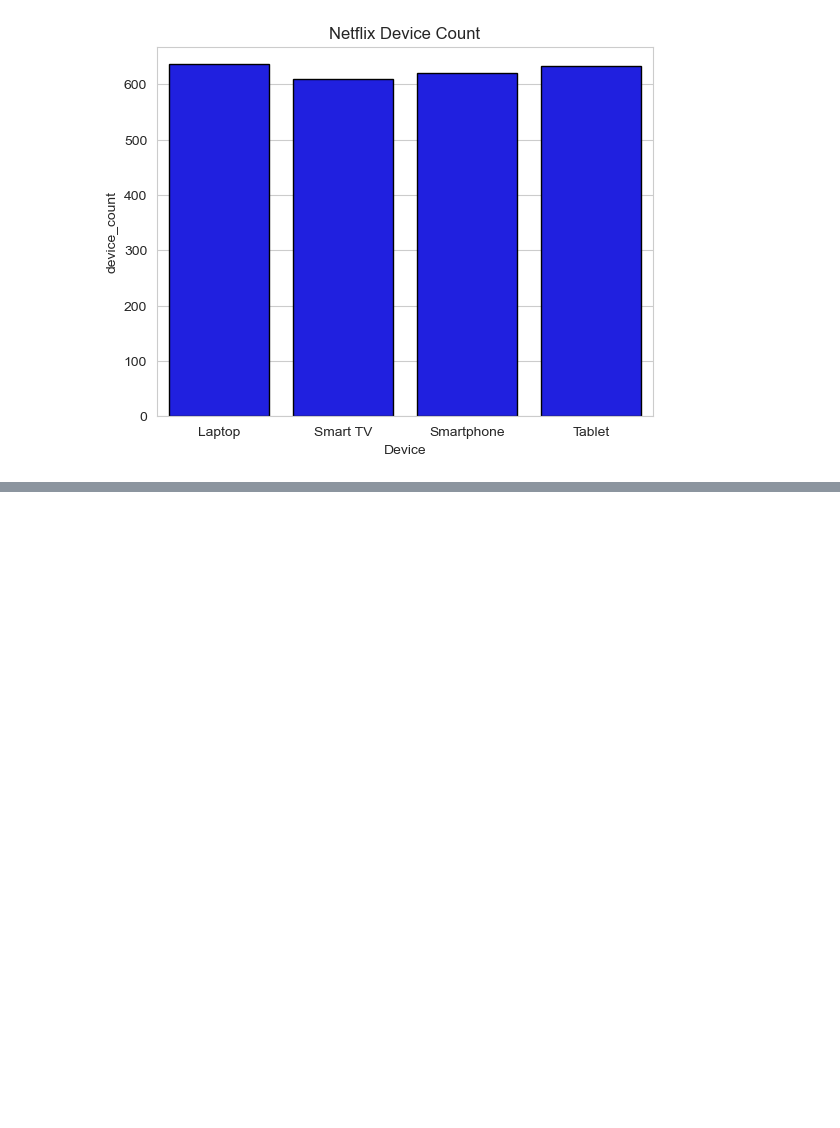
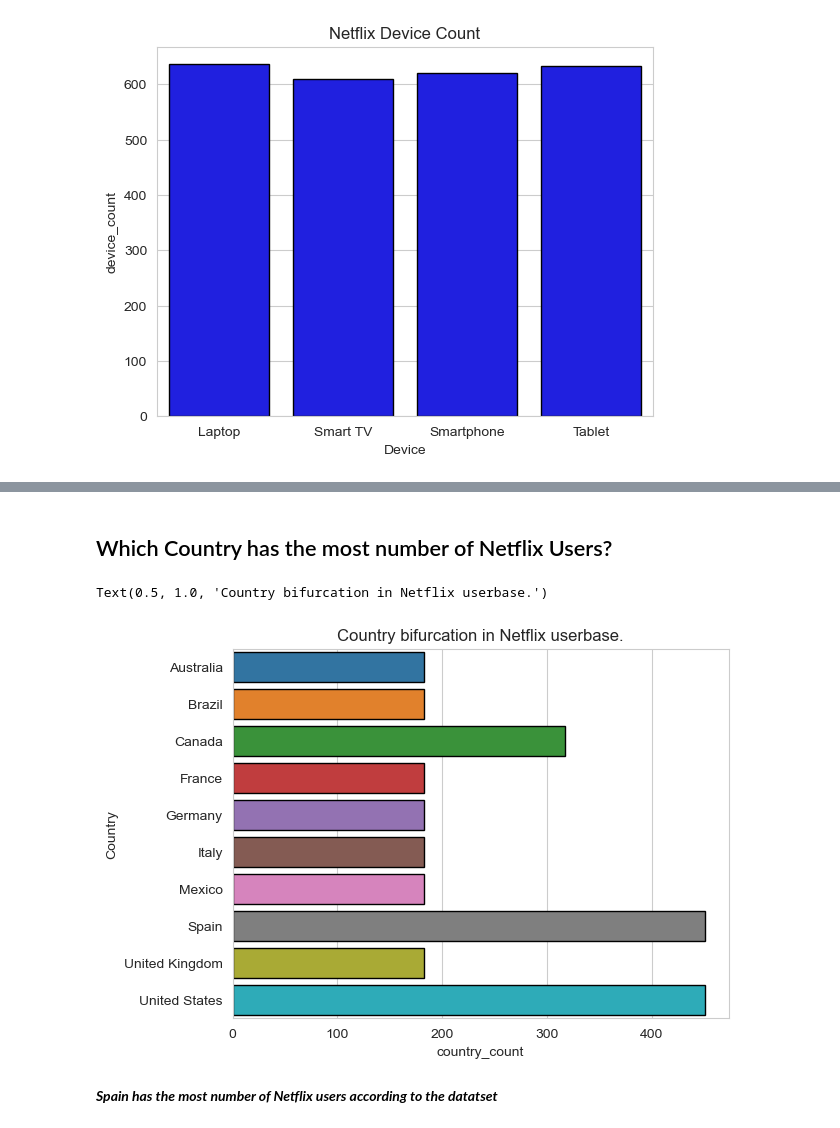
Before and after one commit to mochacookiecrumble/Netflix-userbase, a Jupyter notebook: Netflix_userbase_data_analysis.ipynb, the cells around one changed output, grey strips where cells are left out. Saved outputs shown, nothing was run; the diff lists cells and outputs as text; code cells hidden in the pictures; blank space fills up the shorter version.

```diff
--- a/Netflix_userbase_data_analysis.ipynb
+++ b/Netflix_userbase_data_analysis.ipynb
@@ -86,0 +134,13 @@ Text(0.5, 1.0, 'Netflix Device Count')
+# %% [markdown]
+## Which Country has the most number of Netflix Users?
+# %%
+query_6 = """ SELECT Country,COUNT(*) as country_count FROM netflix_userbase
+                GROUP BY Country """
+country_df = pd.read_sql(query_6, con=engine)
+sns.barplot(country_df, y='Country', x='country_count', hue='Country',edgecolor='black')
+plt.title("Country bifurcation in Netflix userbase.")
+# %% [output]
+Text(0.5, 1.0, 'Country bifurcation in Netflix userbase.')
+[figure, added]
+# %% [markdown]
+***Spain has the most number of Netflix users according to the datatset***
```
Also changed, not shown: parts of 13 cells of this notebook, 1 other file.
